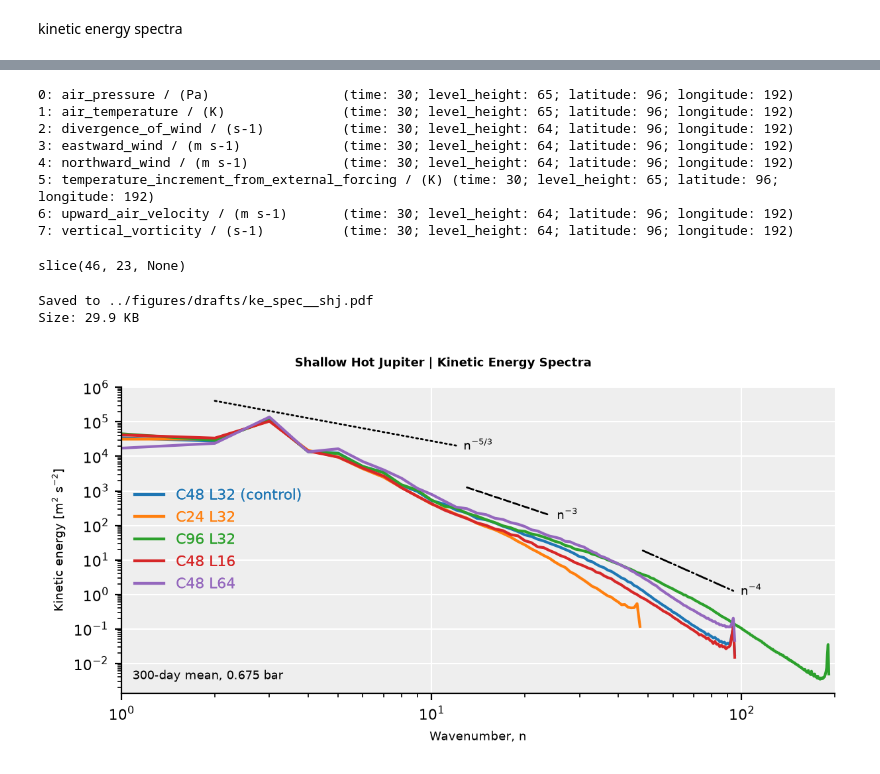
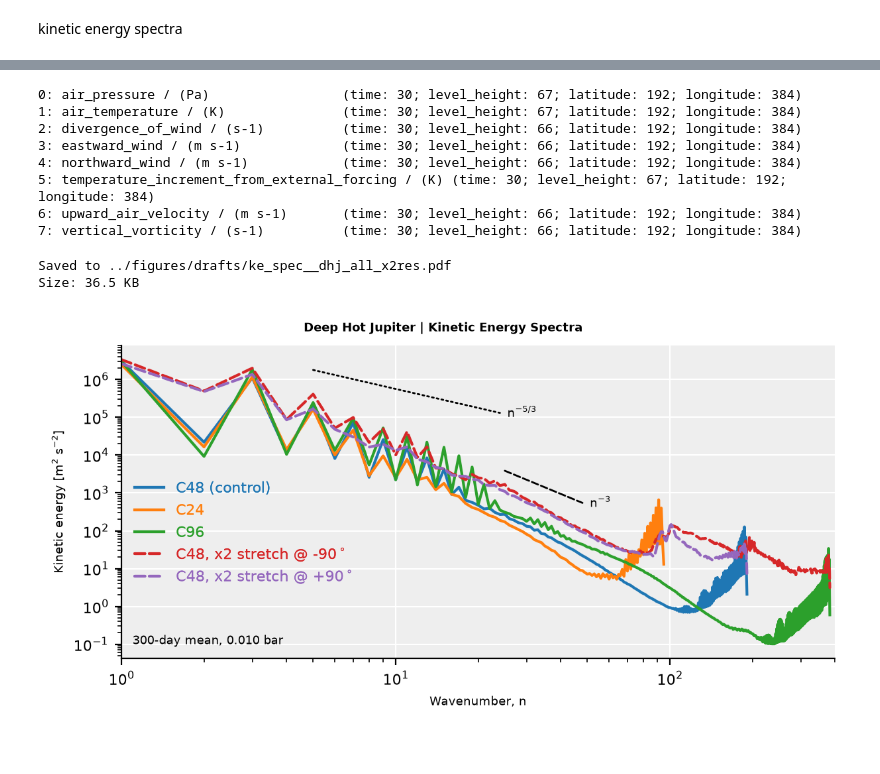
Before and after one commit to dennissergeev/lfric_egp_bench, a Jupyter notebook: src/scripts/KE-Spectra.ipynb, the cells around one changed output, grey strips where cells are left out. Saved outputs shown, nothing was run; the diff lists cells and outputs as text; code cells hidden in the pictures.

```diff
--- a/src/scripts/KE-Spectra.ipynb
+++ b/src/scripts/KE-Spectra.ipynb
@@ -57,7 +57,7 @@ hd209_rand_t100k_nf20_tau1e5_amp5e-5
 hd209_rand_t100k_nf20_tau1e5_amp5e-5_sclht4
 hd209_rand_t100k_nf20_tau1e5_amp1e-3_sclht4
 # %%
-group_key = "shj"
+group_key = "dhj_all"
 ds_rg = {}
 for exp_key in tqdm(GROUPS[group_key].simulations):
     ds_rg[exp_key] = load_lfric_raw(
@@ -76,14 +76,14 @@ for exp_key in tqdm(GROUPS[group_key].simulations):
     )
 print(ds_rg[exp_key])
 # %% [output]
-0: air_pressure / (Pa)                 (time: 30; level_height: 65; latitude: 96; longitude: 192)
-1: air_temperature / (K)               (time: 30; level_height: 65; latitude: 96; longitude: 192)
-2: divergence_of_wind / (s-1)          (time: 30; level_height: 64; latitude: 96; longitude: 192)
-3: eastward_wind / (m s-1)             (time: 30; level_height: 64; latitude: 96; longitude: 192)
-4: northward_wind / (m s-1)            (time: 30; level_height: 64; latitude: 96; longitude: 192)
-5: temperature_increment_from_external_forcing / (K) (time: 30; level_height: 65; latitude: 96; longitude: 192)
-6: upward_air_velocity / (m s-1)       (time: 30; level_height: 64; latitude: 96; longitude: 192)
-7: vertical_vorticity / (s-1)          (time: 30; level_height: 64; latitude: 96; longitude: 192)
+0: air_pressure / (Pa)                 (time: 30; level_height: 67; latitude: 192; longitude: 384)
+1: air_temperature / (K)               (time: 30; level_height: 67; latitude: 192; longitude: 384)
+2: divergence_of_wind / (s-1)          (time: 30; level_height: 66; latitude: 192; longitude: 384)
+3: eastward_wind / (m s-1)             (time: 30; level_height: 66; latitude: 192; longitude: 384)
+4: northward_wind / (m s-1)            (time: 30; level_height: 66; latitude: 192; longitude: 384)
+5: temperature_increment_from_external_forcing / (K) (time: 30; level_height: 67; latitude: 192; longitude: 384)
+6: upward_air_velocity / (m s-1)       (time: 30; level_height: 66; latitude: 192; longitude: 384)
+7: vertical_vorticity / (s-1)          (time: 30; level_height: 66; latitude: 192; longitude: 384)
 # %%
 spectra = {}
 for exp_key in tqdm(GROUPS[group_key].simulations):
@@ -108,10 +108,6 @@ for exp_key in tqdm(GROUPS[group_key].simulations):
         v_plev,
         rsphere=EXPERIMENTS[exp_key].const.radius.data.item(),
     )
-# %%
-sl
-# %% [output]
-slice(46, 23, None)
 # %%
 _savefig = True
 # idx_lev = 60  # index into level_height
@@ -120,7 +116,7 @@ _savefig = True
 n_days_mean = 300
 
 fig, ax = plt.subplots(figsize=(6, 3), layout="constrained")
-ax.set_xlim(1, 200)
+ax.set_xlim(1, 400)
 ax.set_xticks([1, 10, 100])
 ax.set_xlabel("Wavenumber, $n$")
 ax.set_ylabel("Kinetic energy [$m^2$ $s^{-2}$]")
@@ -134,15 +130,15 @@ for exp_key in GROUPS[group_key].simulations:
 
     x = spectrum.coord("wavenumber").points
     y = spectrum.data
-    ax.loglog(x, y)
+    ax.loglog(x, y, **EXPERIMENTS[exp_key].kw_plt)
 
 x_ref = x[1:-1]  # avoid x=0 if present
 y_ref = y[1:-1]
 n = len(x_ref)
 for p, ls, sl, y_mult, label in [
-    (-5 / 3, ":", slice(0, n // 8), 1.5, "$n^{-5/3}$"),  # small wavenumbers
+    (-5 / 3, ":", slice(n // 50, n // 8), 50, "$n^{-5/3}$"),  # small wavenumbers
     (-3, "--", slice(n // 8, n // 4), 4, "$n^{-3}$"),  # large wavenumbers
-    (-4, "-.", slice(n // 2, n), 8, "$n^{-4}$"),  # larger wavenumbers
+    # (-4, "-.", slice(n // 2, n), 8, "$n^{-4}$"),  # larger wavenumbers
 ]:
     xs = x_ref[sl]
     ys_data = y_ref[sl]
@@ -162,35 +158,35 @@ for p, ls, sl, y_mult, label in [
         fontsize="small",
     )
 
 add_custom_legend(
     ax,
     {
         EXPERIMENTS[exp_key].title: {**EXPERIMENTS[exp_key].kw_plt}
         for exp_key in GROUPS[group_key].simulations
     },
     # title=GROUPS[group_key].title,
     ncol=1,  # len(GROUPS[group_key].simulations),
     loc="center left",
     frameon=False,
-    # bbox_to_anchor=(0.5, 1.2),
+    bbox_to_anchor=(0.0, 0.4),
     # facecolor="#EEEEEE",
     # edgecolor="none",
 )
 fig.suptitle(f"{GROUPS[group_key].title} | Kinetic Energy Spectra", size="small")
 ax.add_artist(
     AnchoredText(
         f"{n_days_mean:.0f}-day mean, {target_pressure * PA_TO_BAR:>5.3f} bar",
         loc="lower left",
         prop={"size": "small"},
         frameon=False,
     )
 )
 if _savefig:
     figsave(
         fig,
-        paths.drafts / f"ke_spec__{group_key}",
+        paths.drafts / f"ke_spec__{group_key}_x2res",
     )
 # %% [output]
-Saved to ../figures/drafts/ke_spec__shj.pdf
-Size: 29.9 KB
+Saved to ../figures/drafts/ke_spec__dhj_all_x2res.pdf
+Size: 36.5 KB
-[figure, old version]
+[figure, new version]
```
Also changed, not shown: parts of 1 cell of this notebook, 2 other files.
